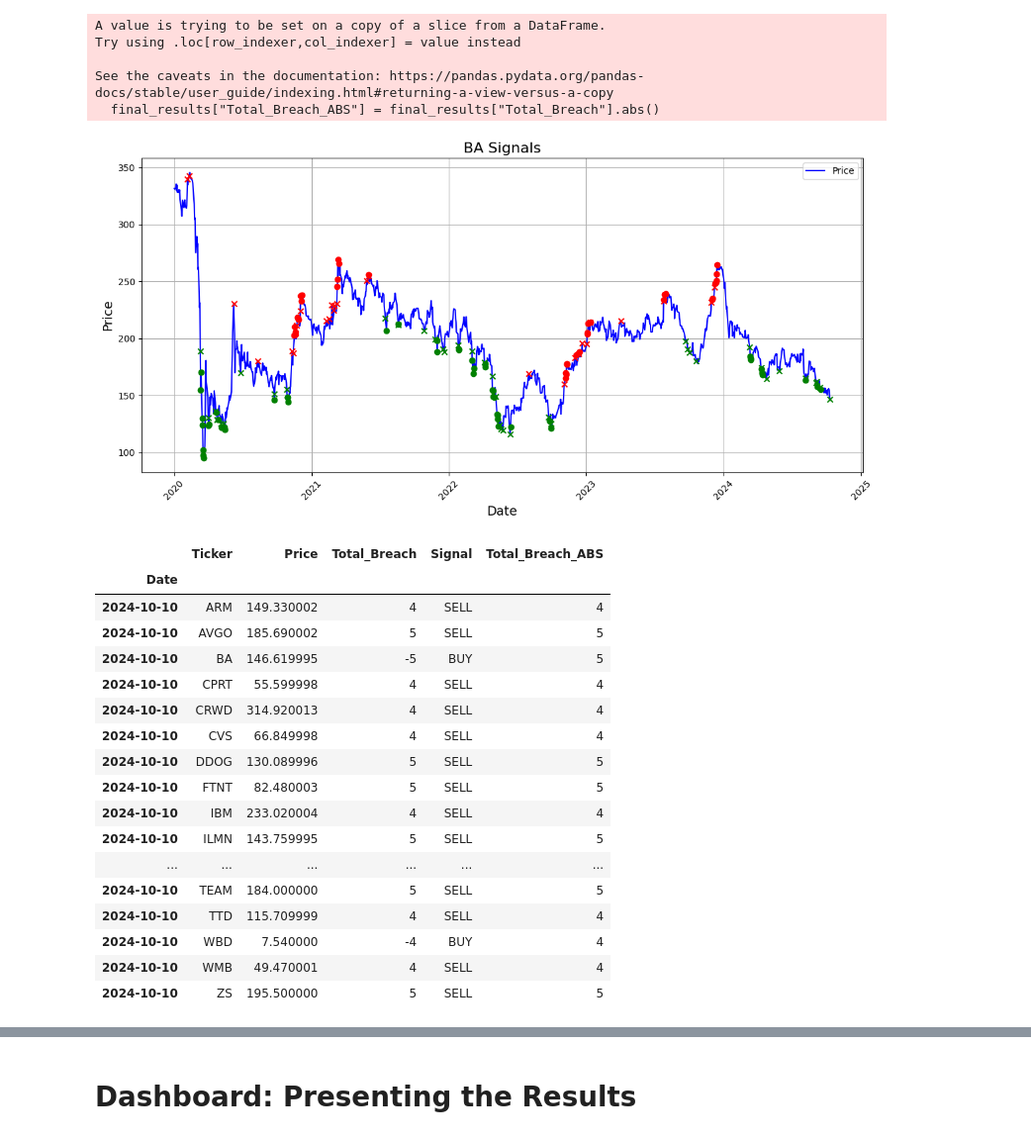
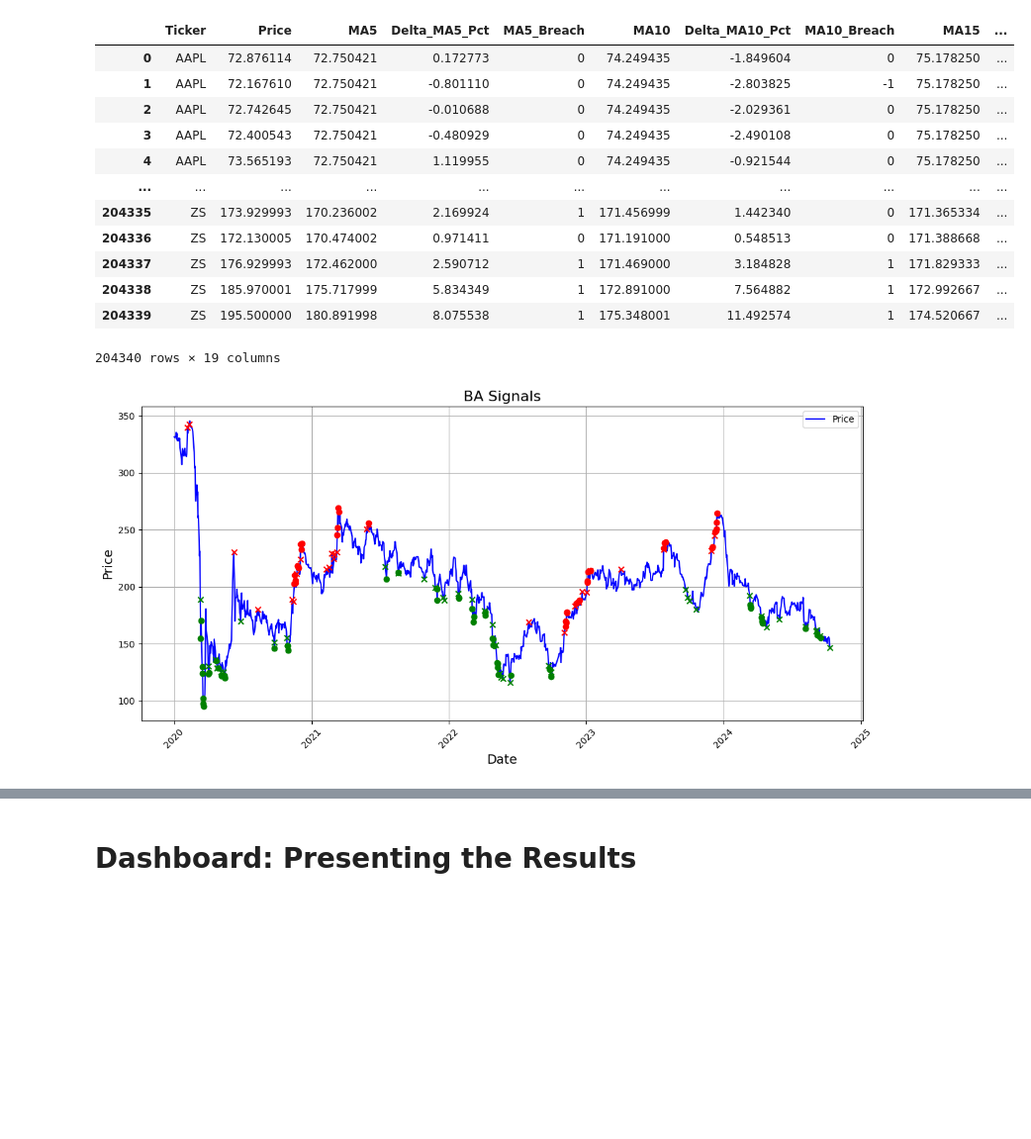
Before and after one commit to VirenPS/virenps.github.io, a Jupyter notebook: Dashboard/moving_avg_combined.ipynb, the cells around one changed output, grey strips where cells are left out. Shown at 99% size. Drawn from its saved outputs; the diff is of its cells as text; code cells hidden in the pictures; blank space fills up the shorter version.

```diff
--- a/Dashboard/moving_avg_combined.ipynb
+++ b/Dashboard/moving_avg_combined.ipynb
@@ -133,50 +135,48 @@ def plot_signals(results, ticker):
+# %%
+a =
+a
+# %% [output]
+|  | Ticker | Price | MA5 | Delta_MA5_Pct | MA5_Breach | MA10 | Delta_MA10_Pct | MA10_Breach | MA15 | ... |
+| 0 | AAPL | 72.876114 | 72.750421 | 0.172773 | 0 | 74.249435 | -1.849604 | 0 | 75.178250 | ... |
+| 1 | AAPL | 72.167610 | 72.750421 | -0.801110 | 0 | 74.249435 | -2.803825 | -1 | 75.178250 | ... |
+| 2 | AAPL | 72.742645 | 72.750421 | -0.010688 | 0 | 74.249435 | -2.029361 | 0 | 75.178250 | ... |
+| 3 | AAPL | 72.400543 | 72.750421 | -0.480929 | 0 | 74.249435 | -2.490108 | 0 | 75.178250 | ... |
+| 4 | AAPL | 73.565193 | 72.750421 | 1.119955 | 0 | 74.249435 | -0.921544 | 0 | 75.178250 | ... |
+| ... | ... | ... | ... | ... | ... | ... | ... | ... | ... | ... |
+| 204335 | ZS | 173.929993 | 170.236002 | 2.169924 | 1 | 171.456999 | 1.442340 | 0 | 171.365334 | ... |
+| 204336 | ZS | 172.130005 | 170.474002 | 0.971411 | 0 | 171.191000 | 0.548513 | 0 | 171.388668 | ... |
+| 204337 | ZS | 176.929993 | 172.462000 | 2.590712 | 1 | 171.469000 | 3.184828 | 1 | 171.829333 | ... |
+| 204338 | ZS | 185.970001 | 175.717999 | 5.834349 | 1 | 172.891000 | 7.564882 | 1 | 172.992667 | ... |
+| 204339 | ZS | 195.500000 | 180.891998 | 8.075538 | 1 | 175.348001 | 11.492574 | 1 | 174.520667 | ... |
+204340 rows × 19 columns
 # %%
-ma_params = {
-    5: 1.75,    # 2.5% for the 5-day MA
-    10: 2.75,   # 3.0% for the 10-day MA
-    15: 3.5,   # 3.5% for the 15-day MA
-    20: 4,    # 4.0% for the 20-day MA
-    100: 8.0    # 4.0% for the 20-day MA
-}
-breach_limit_alert = 4
-tickers = ['AAPL', 'NVDA', 'MSFT', 'GOOG', 'GOOGL', 'AMZN', 'META', 'AVGO', 'TSLA', 'COST', 'ASML', 'NFLX', 'AMD', 'TMUS', 'AZN', 'PEP', 'LIN', 'ADBE', 'CSCO', 'PDD', 'QCOM', 'TXN', 'INTU', 'AMGN', 'ISRG', 'AMAT', 'CMCSA', 'ARM', 'BKNG', 'HON', 'VRTX', 'PANW', 'MU', 'ADP', 'ADI', 'REGN', 'KLAC', 'SBUX', 'LRCX', 'GILD', 'MELI', 'INTC', 'MDLZ', 'ABNB', 'CTAS', 'CEG', 'SNPS', 'PYPL', 'CRWD', 'CDNS', 'MAR', 'ORLY', 'CSX', 'WDAY', 'FTNT', 'MRVL', 'NXPI', 'ADSK', 'DASH', 'ROP', 'FANG', 'TTD', 'PCAR', 'CPRT', 'AEP', 'PAYX', 'MNST', 'KDP', 'TEAM', 'CHTR', 'ROST', 'DDOG', 'KHC', 'ODFL', 'MCHP', 'GEHC', 'FAST', 'EXC', 'IDXX', 'VRSK', 'EA', 'BKR', 'CTSH', 'CCEP', 'XEL', 'LULU', 'CSGP', 'ON', 'ZS', 'CDW', 'ANSS', 'DXCM', 'BIIB', 'TTWO', 'ILMN', 'GFS', 'MRNA', 'MDB', 'WBD', 'DLTR', 'WBA', 'LLY', 'WMT', 'JPM', 'BRK-B', 'UNH', 'ORCL', 'XOM', 'V', 'MA', 'HD', 'PG', 'JNJ', 'ABBV', 'BAC', 'KO', 'MRK', 'CVX', 'ACN', 'TMO', 'MCD', 'IBM', 'ABT', 'WFC', 'AXP', 'CAT', 'PM', 'VZ', 'MS', 'PFE', 'DIS', 'RTX', 'GS', 'T', 'LOW', 'UNP', 'LMT', 'COP', 'C', 'MDT', 'BMY', 'NKE', 'UPS', 'SO', 'BA', 'MO', 'CVS', 'CL', 'GD', 'MMM', 'TGT', 'USB', 'FCX', 'FDX', 'EMR', 'WMB', 'MET', 'COF', 'NSC', 'SPG', 'BK', 'GM', 'AIG', 'F', 'DOW', 'HPQ', 'EBAY', 'HAL', 'DVN', 'BAX']
+if __name__ == "__main__":
 
-# data = read_data(tickers=tickers, start_date=dt.date(2020,1,1))
-# results, results_summarised = run_ma_analysis(tickers=tickers, ma_params=ma_params, breach_limit_alert=breach_limit_alert, data=data)
+    ma_params = {
+        5: 1.75,    # 2.5% for the 5-day MA
+        10: 2.75,   # 3.0% for the 10-day MA
+        15: 3.5,   # 3.5% for the 15-day MA
+        20: 4,    # 4.0% for the 20-day MA
+        100: 8.0    # 4.0% for the 20-day MA
+    }
+    breach_limit_alert = 4
+    tickers = ['AAPL', 'NVDA', 'MSFT', 'GOOG', 'GOOGL', 'AMZN', 'META', 'AVGO', 'TSLA', 'COST', 'ASML', 'NFLX', 'AMD', 'TMUS', 'AZN', 'PEP', 'LIN', 'ADBE', 'CSCO', 'PDD', 'QCOM', 'TXN', 'INTU', 'AMGN', 'ISRG', 'AMAT', 'CMCSA', 'ARM', 'BKNG', 'HON', 'VRTX', 'PANW', 'MU', 'ADP', 'ADI', 'REGN', 'KLAC', 'SBUX', 'LRCX', 'GILD', 'MELI', 'INTC', 'MDLZ', 'ABNB', 'CTAS', 'CEG', 'SNPS', 'PYPL', 'CRWD', 'CDNS', 'MAR', 'ORLY', 'CSX', 'WDAY', 'FTNT', 'MRVL', 'NXPI', 'ADSK', 'DASH', 'ROP', 'FANG', 'TTD', 'PCAR', 'CPRT', 'AEP', 'PAYX', 'MNST', 'KDP', 'TEAM', 'CHTR', 'ROST', 'DDOG', 'KHC', 'ODFL', 'MCHP', 'GEHC', 'FAST', 'EXC', 'IDXX', 'VRSK', 'EA', 'BKR', 'CTSH', 'CCEP', 'XEL', 'LULU', 'CSGP', 'ON', 'ZS', 'CDW', 'ANSS', 'DXCM', 'BIIB', 'TTWO', 'ILMN', 'GFS', 'MRNA', 'MDB', 'WBD', 'DLTR', 'WBA', 'LLY', 'WMT', 'JPM', 'BRK-B', 'UNH', 'ORCL', 'XOM', 'V', 'MA', 'HD', 'PG', 'JNJ', 'ABBV', 'BAC', 'KO', 'MRK', 'CVX', 'ACN', 'TMO', 'MCD', 'IBM', 'ABT', 'WFC', 'AXP', 'CAT', 'PM', 'VZ', 'MS', 'PFE', 'DIS', 'RTX', 'GS', 'T', 'LOW', 'UNP', 'LMT', 'COP', 'C', 'MDT', 'BMY', 'NKE', 'UPS', 'SO', 'BA', 'MO', 'CVS', 'CL', 'GD', 'MMM', 'TGT', 'USB', 'FCX', 'FDX', 'EMR', 'WMB', 'MET', 'COF', 'NSC', 'SPG', 'BK', 'GM', 'AIG', 'F', 'DOW', 'HPQ', 'EBAY', 'HAL', 'DVN', 'BAX']
 
-# Write results to file.
-# final_results = results_summarised.loc[results_summarised['Signal']!=""]
-# final_results["Total_Breach_ABS"] = final_results["Total_Breach"].abs()
-# final_results.to_csv("ma_results/ma_index_tickers_" + dt.datetime.today().strftime('%Y-%m-%d') + ".csv")
+    # data = read_data(tickers=tickers, start_date=dt.date(2020,1,1))
+    # results, results_summarised = run_ma_analysis(tickers=tickers, ma_params=ma_params, breach_limit_alert=breach_limit_alert, data=data)
+
+    # Write results to file.
+    # final_results = results_summarised.loc[results_summarised['Signal']!=""]
+    # final_results["Total_Breach_ABS"] = final_results["Total_Breach"].abs()
+    # final_results.to_csv("
+    #
+    # ts/ma_index_tickers_" + dt.datetime.today().strftime('%Y-%m-%d') + ".csv")
 
 
-plot_signals(results=results, ticker="BA")
+    plot_signals(results=results, ticker="BA")
 
-final_results
+    final_results
 # %% [output]
-A value is trying to be set on a copy of a slice from a DataFrame.
-Try using .loc[row_indexer,col_indexer] = value instead
-
-See the caveats in the documentation: https://pandas.pydata.org/pandas-docs/stable/user_guide/indexing.html#returning-a-view-versus-a-copy
-  final_results["Total_Breach_ABS"] = final_results["Total_Breach"].abs()
 [figure]
-|  | Ticker | Price | Total_Breach | Signal | Total_Breach_ABS |
-| Date |  |  |  |  |  |
-| 2024-10-10 | ARM | 149.330002 | 4 | SELL | 4 |
-| 2024-10-10 | AVGO | 185.690002 | 5 | SELL | 5 |
-| 2024-10-10 | BA | 146.619995 | -5 | BUY | 5 |
-| 2024-10-10 | CPRT | 55.599998 | 4 | SELL | 4 |
-| 2024-10-10 | CRWD | 314.920013 | 4 | SELL | 4 |
-| 2024-10-10 | CVS | 66.849998 | 4 | SELL | 4 |
-| 2024-10-10 | DDOG | 130.089996 | 5 | SELL | 5 |
-| 2024-10-10 | FTNT | 82.480003 | 5 | SELL | 5 |
-| 2024-10-10 | IBM | 233.020004 | 4 | SELL | 4 |
-| 2024-10-10 | ILMN | 143.759995 | 5 | SELL | 5 |
-| ... | ... | ... | ... | ... | ... |
-| 2024-10-10 | TEAM | 184.000000 | 5 | SELL | 5 |
-| 2024-10-10 | TTD | 115.709999 | 4 | SELL | 4 |
-| 2024-10-10 | WBD | 7.540000 | -4 | BUY | 4 |
-| 2024-10-10 | WMB | 49.470001 | 4 | SELL | 4 |
-| 2024-10-10 | ZS | 195.500000 | 5 | SELL | 5 |
 # %%
 results_recent_clean
```
Also changed, not shown: parts of 16 cells of this notebook, 6 other files.
